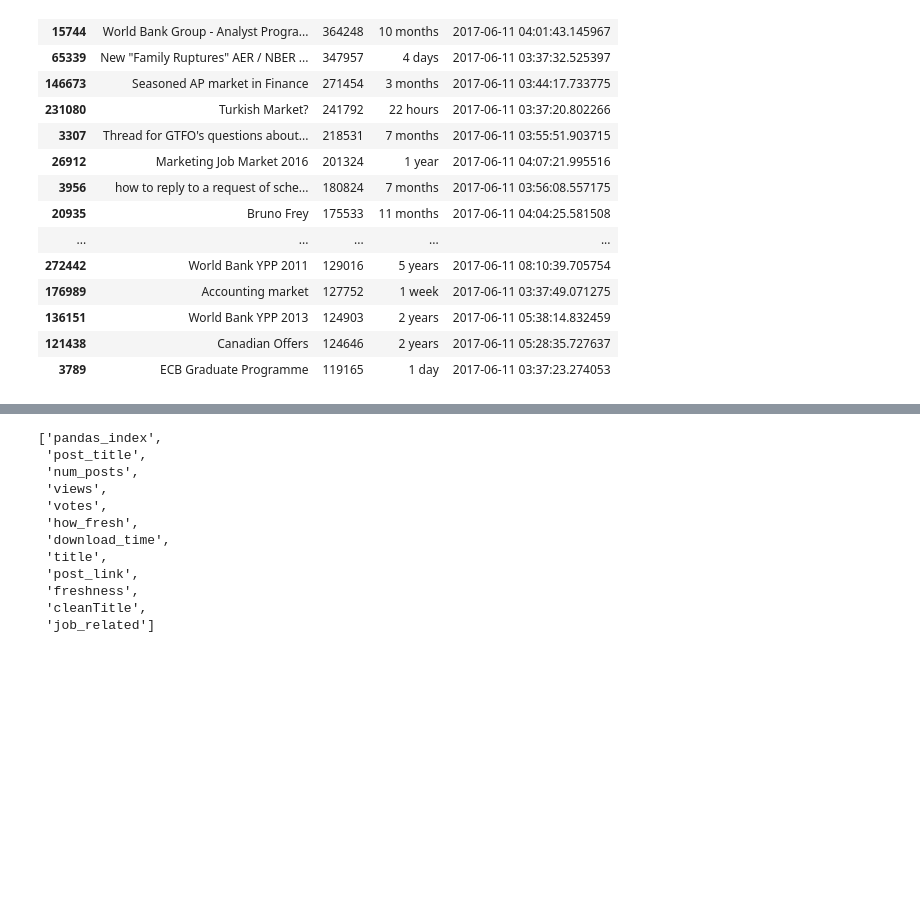
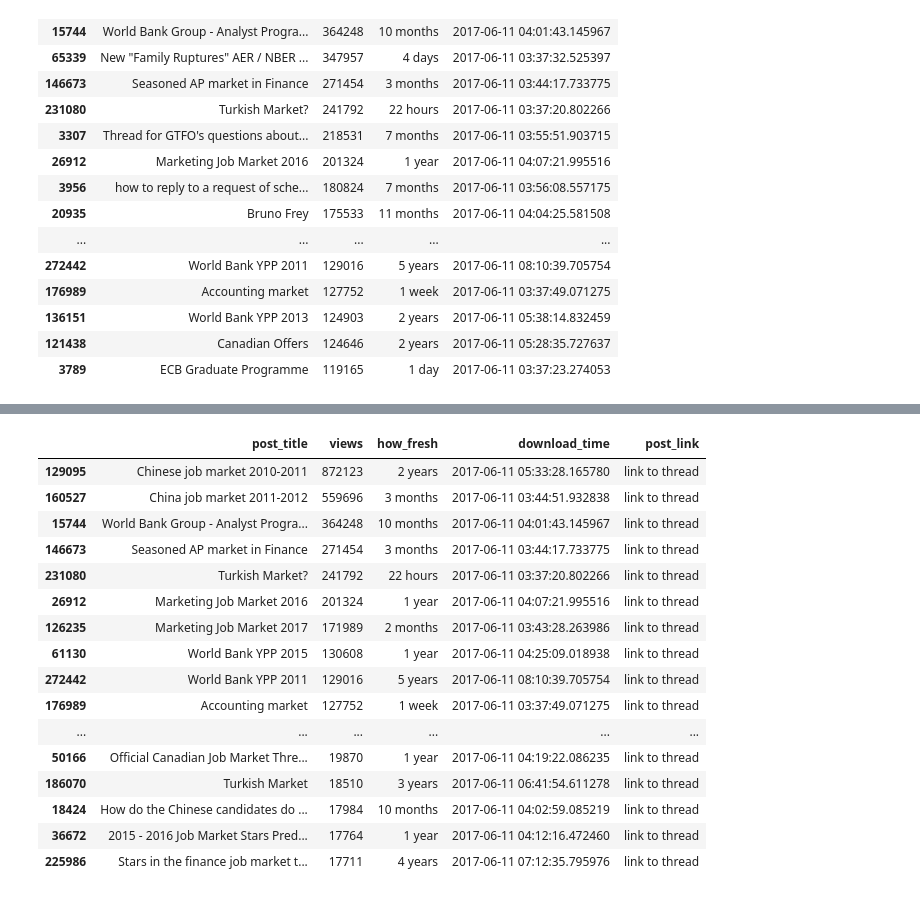
Before and after one commit to palpen/ejmr_analysis, a Jupyter notebook: ejmr_analysis.ipynb, the cells around one changed output, grey strips where cells are left out. Cells and saved outputs as stored; diff of their text form; code cells hidden in the pictures; blank space fills up the shorter version.

Commit message:
analysis---top post job market vs non-job market

```diff
--- a/ejmr_analysis.ipynb
+++ b/ejmr_analysis.ipynb
@@ -101 +100,30 @@ ejmr_topposts.head(n=21)
+# %%
+def jobRelated(string, job_words):
+    """
+    returns 1 if string contain any of the group of words in job_words
+    """
+    return 1 if any(x.lower() in string for x in job_words) else 0
+
+job_words = ['job market',
+             'ap market',
+             'analyst programme',
+             'world bank ypp',
+             'accounting market',
+             'world bank group',
+             'ypp',
+             'canadian offers',
+             'turkish market',
+             'Ag econ market',
+             'OECD Young Professionals',
+             'AFA interviews',
+             'ECB Graduate Programme',
+             'Chinese Market'
+            ]
+
+ejmr_df['job_related'] = ejmr_df['cleanTitle'].apply(lambda x: jobRelated(str(x), job_words))
+# %%
+# dataframes containing top posts that are job market related and non-job market related
+head_num = 50
+ejmr_topposts_jm = ejmr_df[['post_title', 'views', 'how_fresh', 'download_time', 'post_link']][ejmr_df['job_related'] == 1].sort_values(by='views', ascending=False).head(n=head_num)
+ejmr_topposts_njm = ejmr_df[['post_title', 'views', 'how_fresh', 'download_time', 'post_link']][ejmr_df['job_related'] == 0].sort_values(by='views', ascending=False).head(n=head_num)
 # %% [markdown]
@@ -124,4 +130,0 @@ ejmr_df['job_related'] = ejmr_df['cleanTitle'].apply(lambda x: jobRelated(str(x)
-# %%
-head_num = 50
-ejmr_topposts_jm = ejmr_df[['post_title', 'views', 'how_fresh', 'download_time', 'post_link']][ejmr_df['job_related'] == 1].sort_values(by='views', ascending=False).head(n=50)
-ejmr_topposts_njm = ejmr_df[['post_title', 'views', 'how_fresh', 'download_time', 'post_link']][ejmr_df['job_related'] == 0].sort_values(by='views', ascending=False).head(n=head_num)
@@ -148,15 +131,22 @@ ejmr_topposts_njm
-# %%
-list(ejmr_df.columns.values)
-# %% [output]
-['pandas_index',
- 'post_title',
- 'num_posts',
- 'views',
- 'votes',
- 'how_fresh',
- 'download_time',
- 'title',
- 'post_link',
- 'freshness',
- 'cleanTitle',
- 'job_related']
+# %%
+# display clickable link to original thread
+ejmr_topposts_jm['post_link'] = ejmr_topposts_jm['post_link'].apply(lambda x: '<a href="{0}">link to thread</a>'.format(x))
+HTML(ejmr_topposts_jm.to_html(escape=False))
+# %% [output]
+|  | post_title | views | how_fresh | download_time | post_link |
+| 129095 | Chinese job market 2010-2011 | 872123 | 2 years | 2017-06-11 05:33:28.165780 | link to thread |
+| 160527 | China job market 2011-2012 | 559696 | 3 months | 2017-06-11 03:44:51.932838 | link to thread |
+| 15744 | World Bank Group - Analyst Progra... | 364248 | 10 months | 2017-06-11 04:01:43.145967 | link to thread |
+| 146673 | Seasoned AP market in Finance | 271454 | 3 months | 2017-06-11 03:44:17.733775 | link to thread |
+| 231080 | Turkish Market? | 241792 | 22 hours | 2017-06-11 03:37:20.802266 | link to thread |
+| 26912 | Marketing Job Market 2016 | 201324 | 1 year | 2017-06-11 04:07:21.995516 | link to thread |
+| 126235 | Marketing Job Market 2017 | 171989 | 2 months | 2017-06-11 03:43:28.263986 | link to thread |
+| 61130 | World Bank YPP 2015 | 130608 | 1 year | 2017-06-11 04:25:09.018938 | link to thread |
+| 272442 | World Bank YPP 2011 | 129016 | 5 years | 2017-06-11 08:10:39.705754 | link to thread |
+| 176989 | Accounting market | 127752 | 1 week | 2017-06-11 03:37:49.071275 | link to thread |
+| ... | ... | ... | ... | ... | ... |
+| 50166 | Official Canadian Job Market Thre... | 19870 | 1 year | 2017-06-11 04:19:22.086235 | link to thread |
+| 186070 | Turkish Market | 18510 | 3 years | 2017-06-11 06:41:54.611278 | link to thread |
+| 18424 | How do the Chinese candidates do ... | 17984 | 10 months | 2017-06-11 04:02:59.085219 | link to thread |
+| 36672 | 2015 - 2016 Job Market Stars Pred... | 17764 | 1 year | 2017-06-11 04:12:16.472460 | link to thread |
+| 225986 | Stars in the finance job market t... | 17711 | 4 years | 2017-06-11 07:12:35.795976 | link to thread |
```
Also changed, not shown: parts of 9 cells of this notebook.
